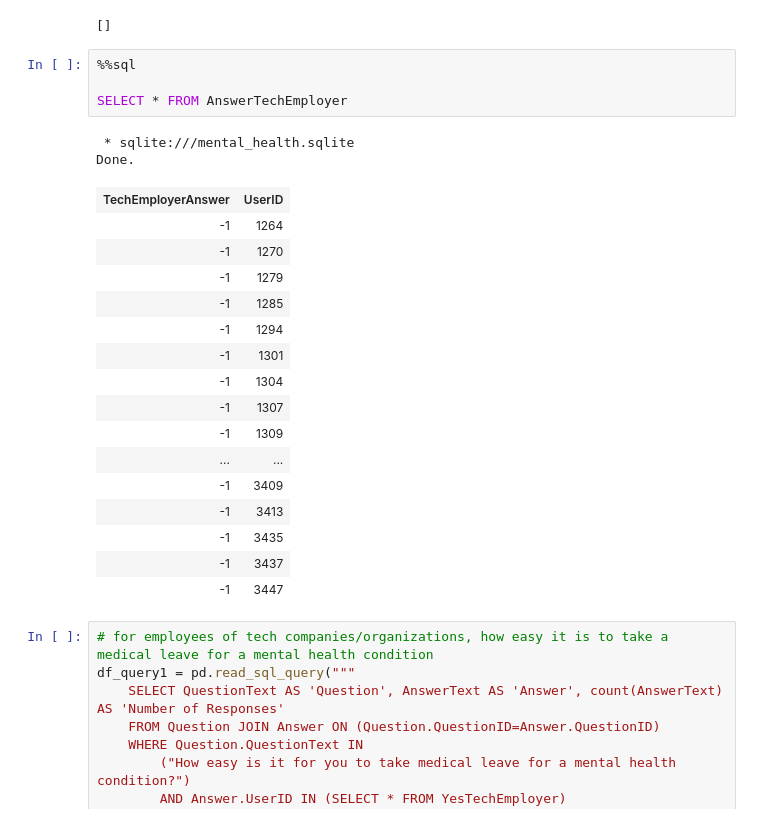
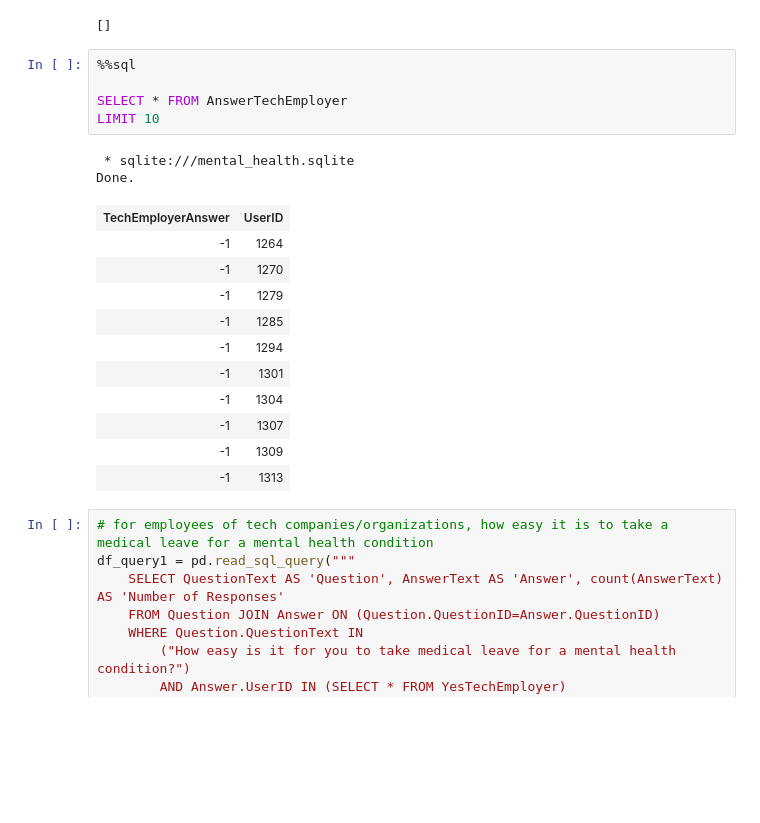
Before and after one commit to laimich/Tech-Mental-Health-Survey-Data-Analysis, a Jupyter notebook: mental_health_survey_data_analysis.ipynb, the cells around one changed output. Saved outputs shown, nothing was run; the diff lists cells and outputs as text; blank space fills up the shorter version.

```diff
--- a/mental_health_survey_data_analysis.ipynb
+++ b/mental_health_survey_data_analysis.ipynb
@@ -37,26 +39,22 @@ Done.
 # %%
 %%sql
 
 SELECT * FROM AnswerTechEmployer
+LIMIT 10
 # %% [output]
  * sqlite:///mental_health.sqlite
 Done.
 | TechEmployerAnswer | UserID |
 | -1 | 1264 |
 | -1 | 1270 |
 | -1 | 1279 |
 | -1 | 1285 |
 | -1 | 1294 |
 | -1 | 1301 |
 | -1 | 1304 |
 | -1 | 1307 |
 | -1 | 1309 |
-| ... | ... |
-| -1 | 3409 |
-| -1 | 3413 |
-| -1 | 3435 |
-| -1 | 3437 |
-| -1 | 3447 |
+| -1 | 1313 |
 # %%
 # for employees of tech companies/organizations, how easy it is to take a medical leave for a mental health condition
 df_query1 = pd.read_sql_query("""
```
Also changed, not shown: parts of 1 cell of this notebook.
